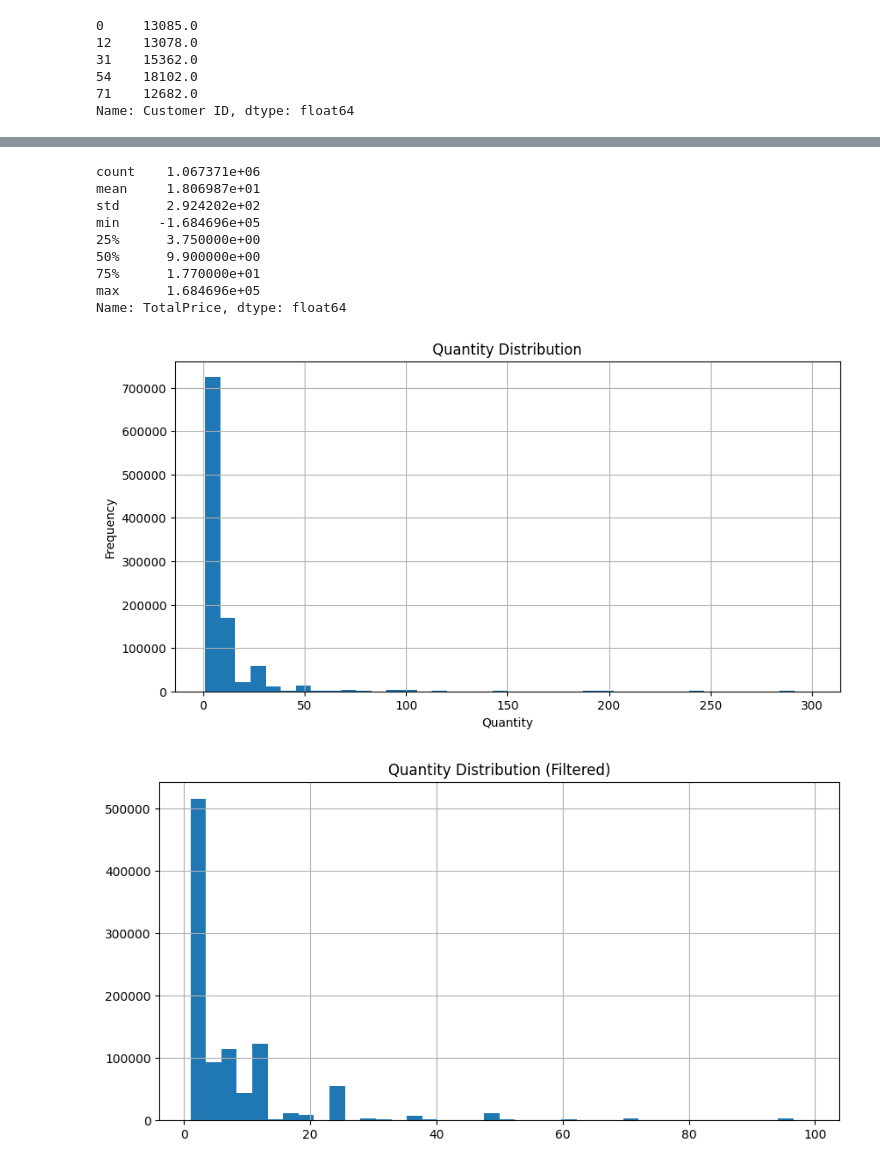
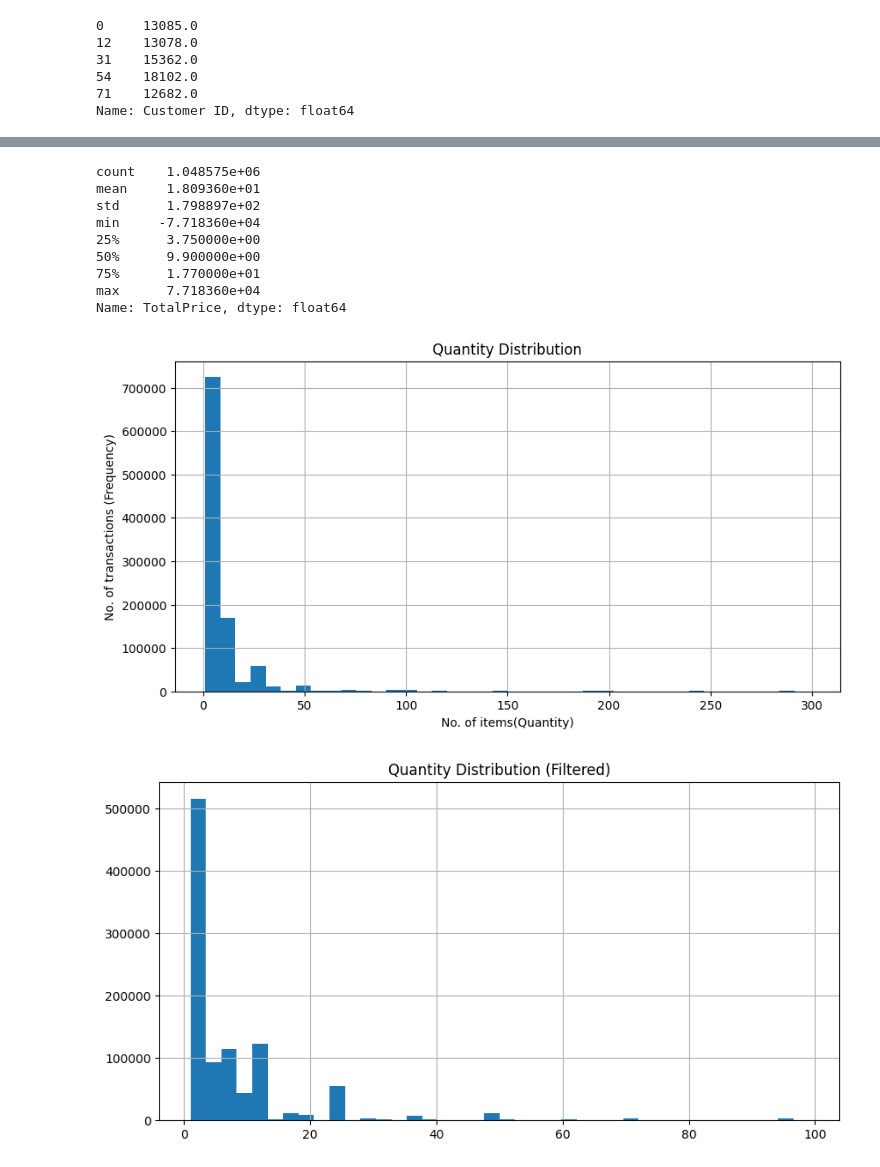
Before and after one commit to AranyakD/RetailPulse, a Jupyter notebook: notebooks/01_data_exploration.ipynb, the cells around one changed output, grey strips where cells are left out. Cells and saved outputs as stored; diff of their text form; code cells hidden in the pictures.

```diff
--- a/notebooks/01_data_exploration.ipynb
+++ b/notebooks/01_data_exploration.ipynb
@@ -98,5 +98,5 @@ df["StockCode"].nunique()
 # %%
-df["InvoiceDate"] = pd.to_datetime(df["InvoiceDate"])
+df["InvoiceDate"] = pd.to_datetime(df["InvoiceDate"], dayfirst=True)
 # %%
 print(df["InvoiceDate"].min())
 print(df["InvoiceDate"].max())
@@ -138,24 +138,24 @@ df["TotalPrice"] = df["Quantity"] * df["Price"]
 # %%
 df["TotalPrice"].describe()
 # %% [output]
-count    1.067371e+06
-mean     1.806987e+01
-std      2.924202e+02
-min     -1.684696e+05
+count    1.048575e+06
+mean     1.809360e+01
+std      1.798897e+02
+min     -7.718360e+04
 25%      3.750000e+00
 50%      9.900000e+00
 75%      1.770000e+01
-max      1.684696e+05
+max      7.718360e+04
 Name: TotalPrice, dtype: float64
 # %%
 plt.figure(figsize=(10,5))
 df[(df["Quantity"] > 0) & (df["Quantity"] < 300)]["Quantity"].hist(bins=40)
 plt.title("Quantity Distribution")
-plt.xlabel("Quantity")
-plt.ylabel("Frequency")
+plt.xlabel("No. of items(Quantity)")
+plt.ylabel("No. of transactions (Frequency)")
 plt.show()
 # %% [output]
-[figure, old version]
+[figure, new version]
 # %%
 plt.figure(figsize=(10,5))
 df[(df["Quantity"] > 0) & (df["Quantity"] < 100)]["Quantity"].hist(bins=40)
```
Also changed, not shown: parts of 12 cells of this notebook, 1 other file.
